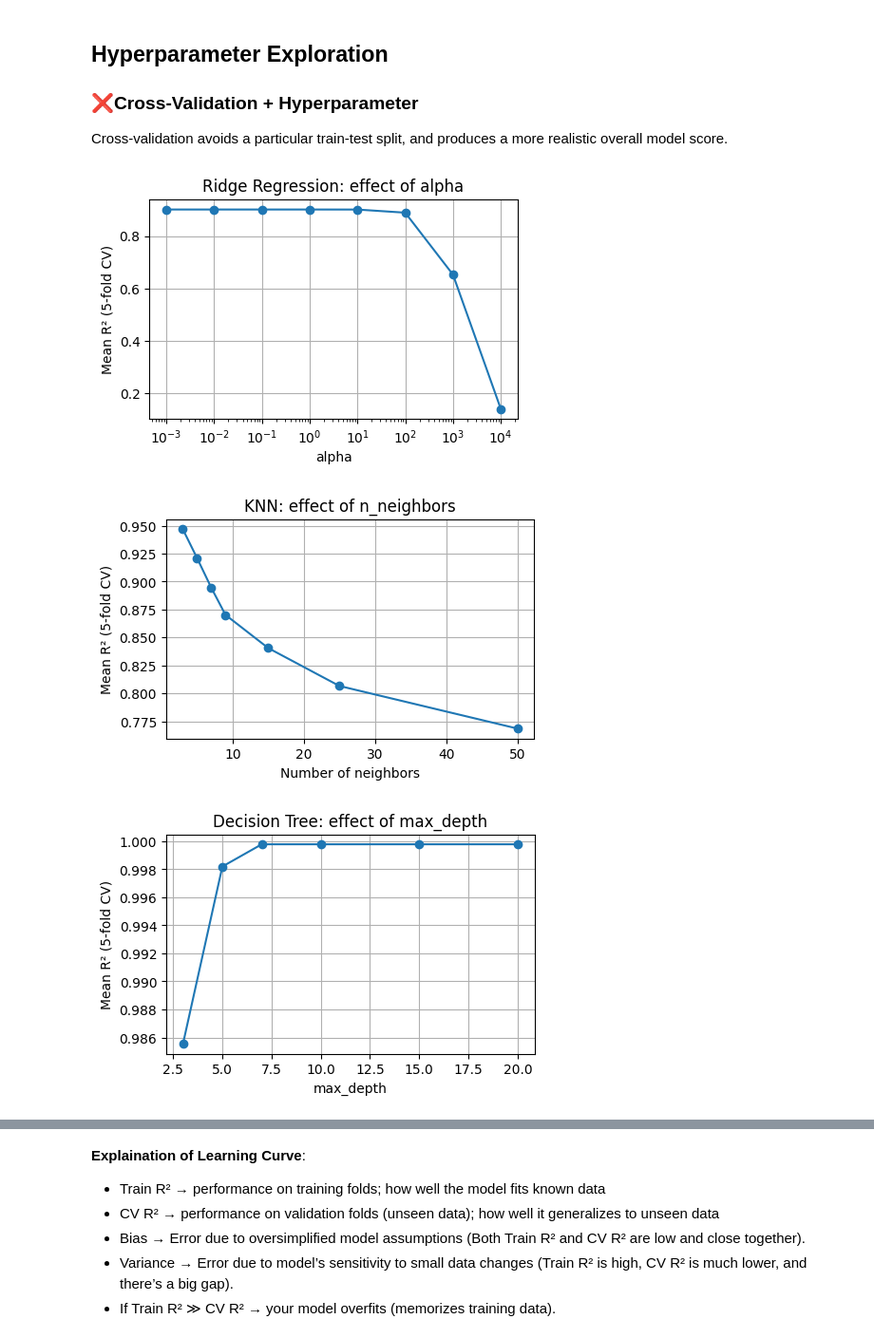
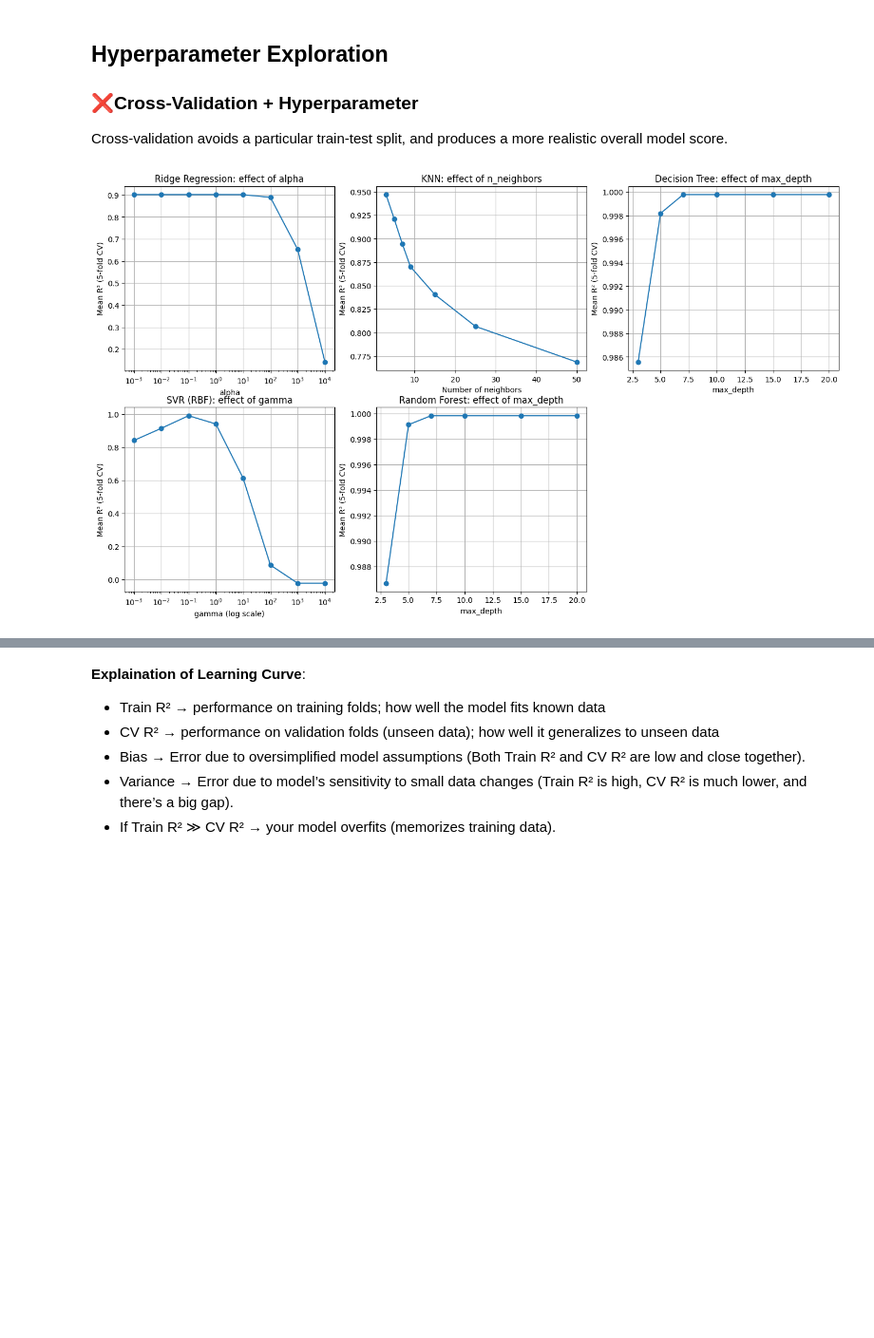
Before and after one commit to Suemy19710/TrafficHCMC, a Jupyter notebook: machine_learning.ipynb, the cells around one changed output, grey strips where cells are left out. Shown at 95% size. Cells and saved outputs as stored; diff of their text form; code cells hidden in the pictures; blank space fills up the shorter version.

Commit message:
update: improve one-thesis convert technical to context, add random forest but just gives the same result with decision tree. add using svr with several kernels,..

```diff
--- a/machine_learning.ipynb
+++ b/machine_learning.ipynb
@@ -753,7 +749,8 @@ Linear & Ridge Regression: Residuals show curved patterns -> linear model cannot
 Cross-validation avoids a particular train-test split, and produces a more realistic overall model score.
 # %%
 # 1. Ridge Regression
-plt.figure(figsize=(5, 3))
+plt.figure(figsize=(17, 15))
+plt.subplot(3, 3, 1)
 alphas = [0.001, 0.01, 0.1, 1.0, 10.0, 100.0, 1000.0, 10000.0]
 cv = 5
 r2_scores = []
@@ -769,10 +766,9 @@ plt.title("Ridge Regression: effect of alpha")
 plt.xlabel("alpha")
 plt.ylabel("Mean R² (5-fold CV)")
 plt.grid(True)
-plt.show()
 
 # 2. KNN
-plt.figure(figsize=(5, 3))
+plt.subplot(3, 3, 2)
 neighbors = [3, 5, 7, 9, 15, 25, 50]
 r2_scores = []
 for k in neighbors:
@@ -787,41 +783,51 @@ plt.title("KNN: effect of n_neighbors")
 plt.xlabel("Number of neighbors")
 plt.ylabel("Mean R² (5-fold CV)")
 plt.grid(True)
-plt.show()
 
 # 3. Decision Tree
-plt.figure(figsize=(5, 3))
+plt.subplot(3, 3, 3)
 depths = [3, 5, 7, 10, 15, 20, None]
 r2_scores = []
 for d in depths:
     model = DecisionTreeRegressor(max_depth=d, random_state=42)
     score = cross_val_score(model, X_train, y_train, cv=cv, scoring='r2').mean()
     r2_scores.append(score)
 plt.plot(depths, r2_scores, marker='o')
 plt.title("Decision Tree: effect of max_depth")
 plt.xlabel("max_depth")
 plt.ylabel("Mean R² (5-fold CV)")
 plt.grid(True)
-plt.show()
 
 # 4. SVR
-plt.figure(figsize=(5, 3))
+plt.subplot(3, 3, 4)
 gammas = [0.001, 0.01, 0.1, 1, 10, 100, 1000, 10000]
 r2_scores = []
 for g in gammas:
     model = Pipeline([
         ("scaler", StandardScaler()),
         ("svr", SVR(kernel='rbf', C=10, gamma=g))
     ])
     score = cross_val_score(model, X_train, y_train, cv=cv, scoring='r2').mean()
     r2_scores.append(score)
 plt.semilogx(gammas, r2_scores, marker='o')
 plt.title("SVR (RBF): effect of gamma")
 plt.xlabel("gamma (log scale)")
 plt.ylabel("Mean R² (5-fold CV)")
 plt.grid(True)
+
+# 5. Random Forest
+plt.subplot(3, 3, 5)
+depths = [3, 5, 7, 10, 15, 20, None]
+r2_scores = []
+for d in depths:
+    model = RandomForestRegressor(max_depth=d, random_state=42)
+    score = cross_val_score(model, X_train, y_train, cv=cv, scoring='r2').mean()
+    r2_scores.append(score)
+plt.plot(depths, r2_scores, marker='o')
+plt.title("Random Forest: effect of max_depth")
+plt.xlabel("max_depth")
+plt.ylabel("Mean R² (5-fold CV)")
+plt.grid(True)
 plt.show()
 # %% [output]
-[figure, old version]
+[figure, new version]
-[figure, removed]
-[figure, removed]
```
Also changed, not shown: parts of 30 cells of this notebook, 3 other files.
